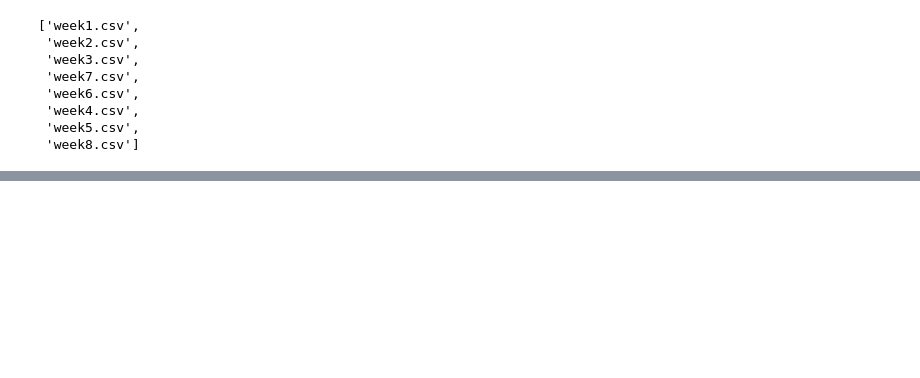
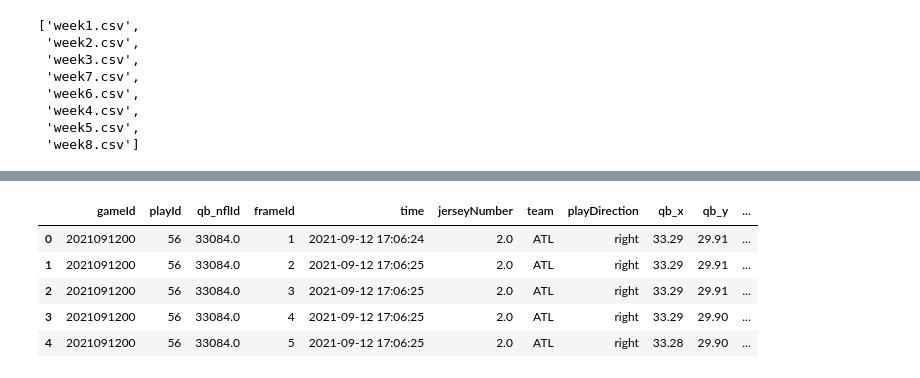
Before and after one commit to TK5-Tim/CMSAC_2024, a Jupyter notebook: app/data_prep.ipynb, the cells around one changed output, grey strips where cells are left out. Drawn from its saved outputs; the diff is of its cells as text; code cells hidden in the pictures; blank space fills up the shorter version.

```diff
--- a/app/data_prep.ipynb
+++ b/app/data_prep.ipynb
@@ -40,0 +219,9 @@ df_weekly_data.to_parquet(data_dir.joinpath("standardized","all_weeks.parquet"),
+# %%
+df_qb_test.head()
+# %% [output]
+|  | gameId | playId | qb_nflId | frameId | time | jerseyNumber | team | playDirection | qb_x | qb_y | ... |
+| 0 | 2021091200 | 56 | 33084.0 | 1 | 2021-09-12 17:06:24 | 2.0 | ATL | right | 33.29 | 29.91 | ... |
+| 1 | 2021091200 | 56 | 33084.0 | 2 | 2021-09-12 17:06:25 | 2.0 | ATL | right | 33.29 | 29.91 | ... |
+| 2 | 2021091200 | 56 | 33084.0 | 3 | 2021-09-12 17:06:25 | 2.0 | ATL | right | 33.29 | 29.91 | ... |
+| 3 | 2021091200 | 56 | 33084.0 | 4 | 2021-09-12 17:06:25 | 2.0 | ATL | right | 33.29 | 29.90 | ... |
+| 4 | 2021091200 | 56 | 33084.0 | 5 | 2021-09-12 17:06:25 | 2.0 | ATL | right | 33.28 | 29.90 | ... |
```
Also changed, not shown: parts of 24 cells of this notebook, 2 other files.
